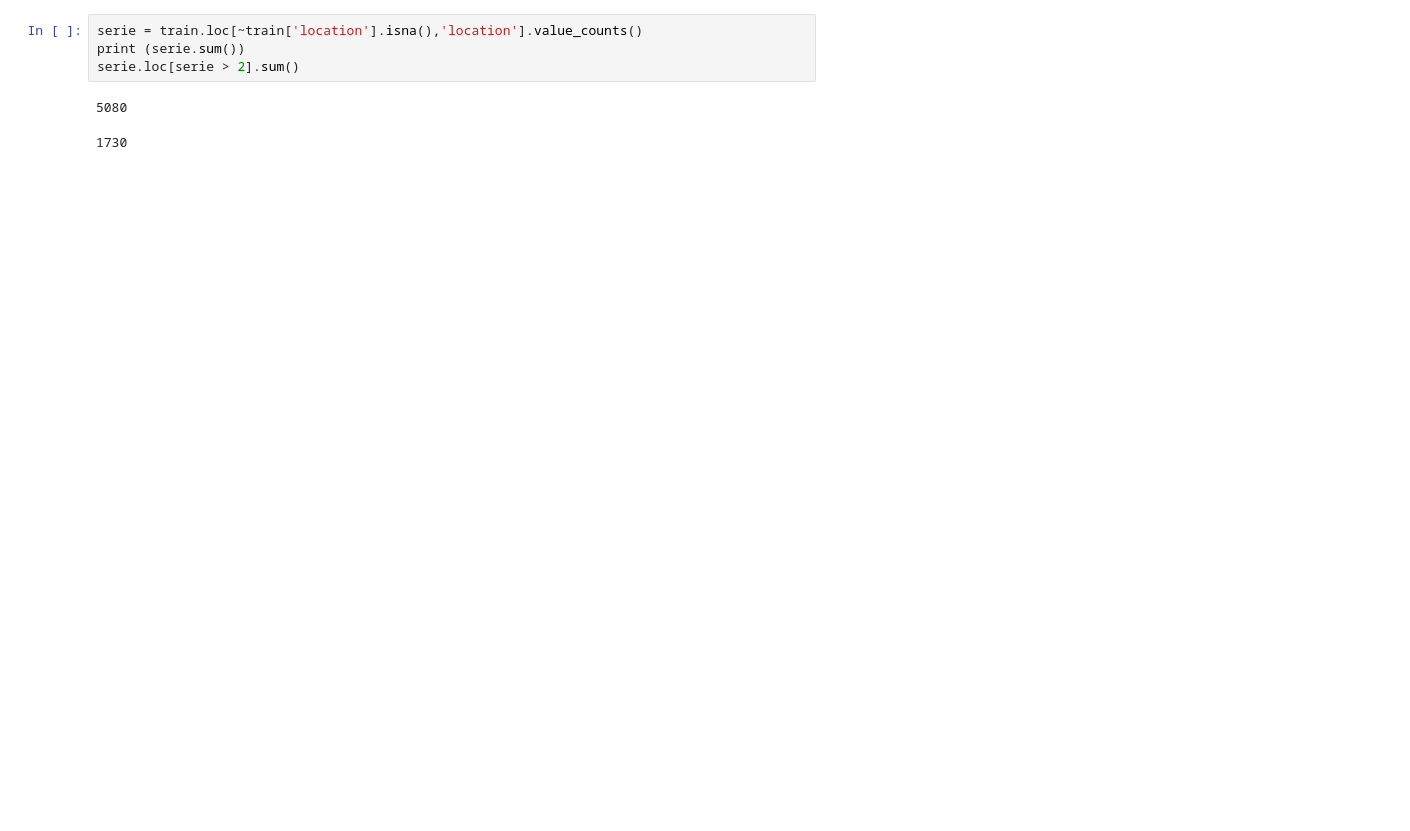
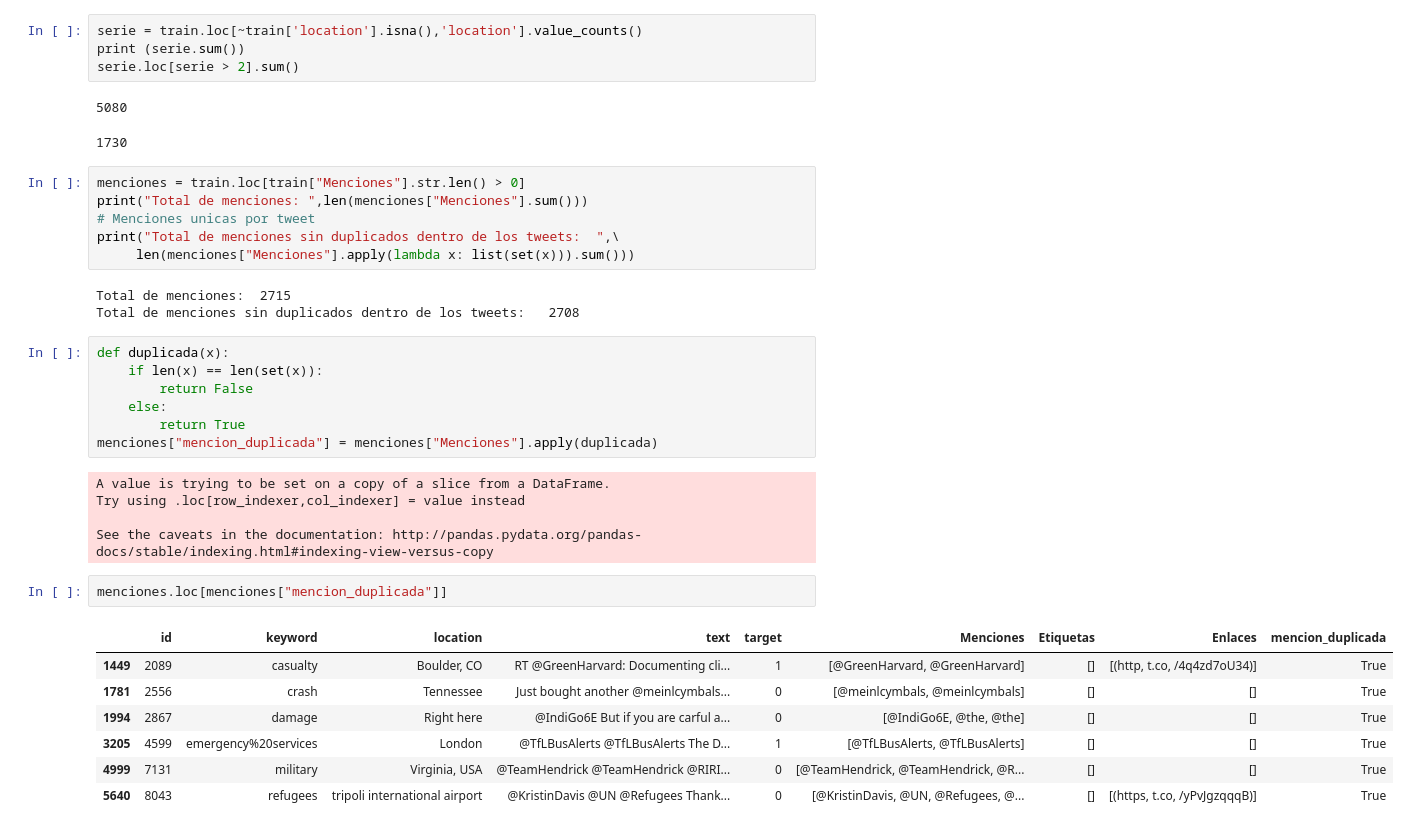
Before and after one commit to freedocx/CovidNPLDisaster, a Jupyter notebook: Javier/Analysis.ipynb, the cells around one changed output. Saved outputs shown, nothing was run; the diff lists cells and outputs as text; blank space fills up the shorter version.

```diff
--- a/Javier/Analysis.ipynb
+++ b/Javier/Analysis.ipynb
@@ -103,3 +180,34 @@ serie.loc[serie > 2].sum()
 # %% [output]
 5080
 1730
+# %%
+menciones = train.loc[train["Menciones"].str.len() > 0]
+print("Total de menciones: ",len(menciones["Menciones"].sum()))
+# Menciones unicas por tweet
+print("Total de menciones sin duplicados dentro de los tweets:  ",\
+     len(menciones["Menciones"].apply(lambda x: list(set(x))).sum()))
+# %% [output]
+Total de menciones:  2715
+Total de menciones sin duplicados dentro de los tweets:   2708
+# %%
+def duplicada(x):
+    if len(x) == len(set(x)):
+        return False
+    else:
+        return True
+menciones["mencion_duplicada"] = menciones["Menciones"].apply(duplicada)
+# %% [output]
+A value is trying to be set on a copy of a slice from a DataFrame.
+Try using .loc[row_indexer,col_indexer] = value instead
+
+See the caveats in the documentation: http://pandas.pydata.org/pandas-docs/stable/indexing.html#indexing-view-versus-copy
+# %%
+menciones.loc[menciones["mencion_duplicada"]]
+# %% [output]
+|  | id | keyword | location | text | target | Menciones | Etiquetas | Enlaces | mencion_duplicada |
+| 1449 | 2089 | casualty | Boulder, CO | RT @GreenHarvard: Documenting cli... | 1 | [@GreenHarvard, @GreenHarvard] | [] | [(http, t.co, /4q4zd7oU34)] | True |
+| 1781 | 2556 | crash | Tennessee | Just bought another @meinlcymbals... | 0 | [@meinlcymbals, @meinlcymbals] | [] | [] | True |
+| 1994 | 2867 | damage | Right here | @IndiGo6E But if you are carful a... | 0 | [@IndiGo6E, @the, @the] | [] | [] | True |
+| 3205 | 4599 | emergency%20services | London | @TfLBusAlerts @TfLBusAlerts The D... | 1 | [@TfLBusAlerts, @TfLBusAlerts] | [] | [] | True |
+| 4999 | 7131 | military | Virginia, USA | @TeamHendrick @TeamHendrick @RIRI... | 0 | [@TeamHendrick, @TeamHendrick, @R... | [] | [] | True |
+| 5640 | 8043 | refugees | tripoli international airport | @KristinDavis @UN @Refugees Thank... | 0 | [@KristinDavis, @UN, @Refugees, @... | [] | [(https, t.co, /yPvJgzqqqB)] | True |
```
Also changed, not shown: parts of 12 cells of this notebook, 2 other files.
